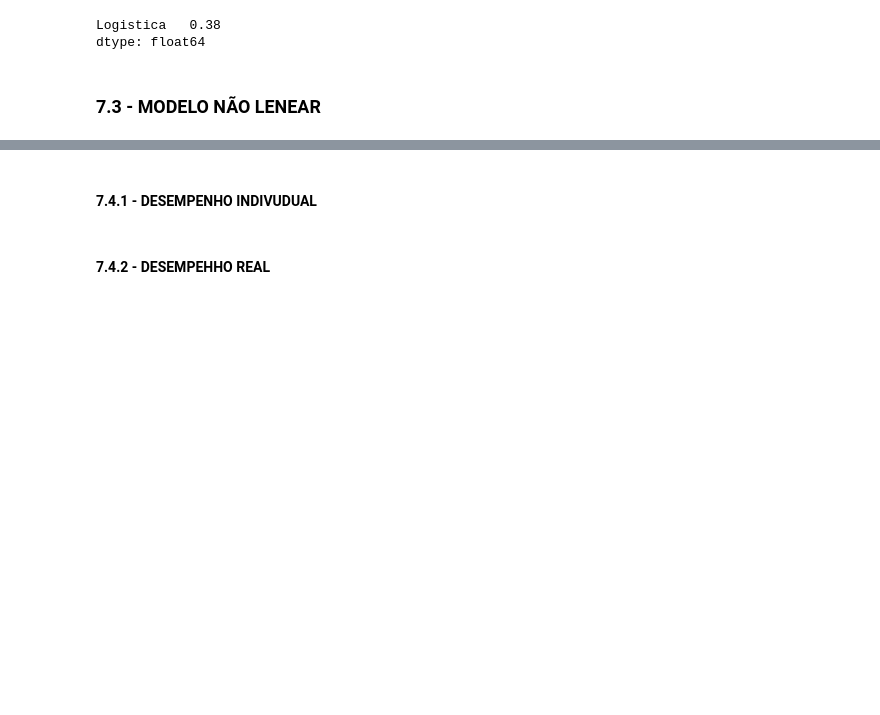
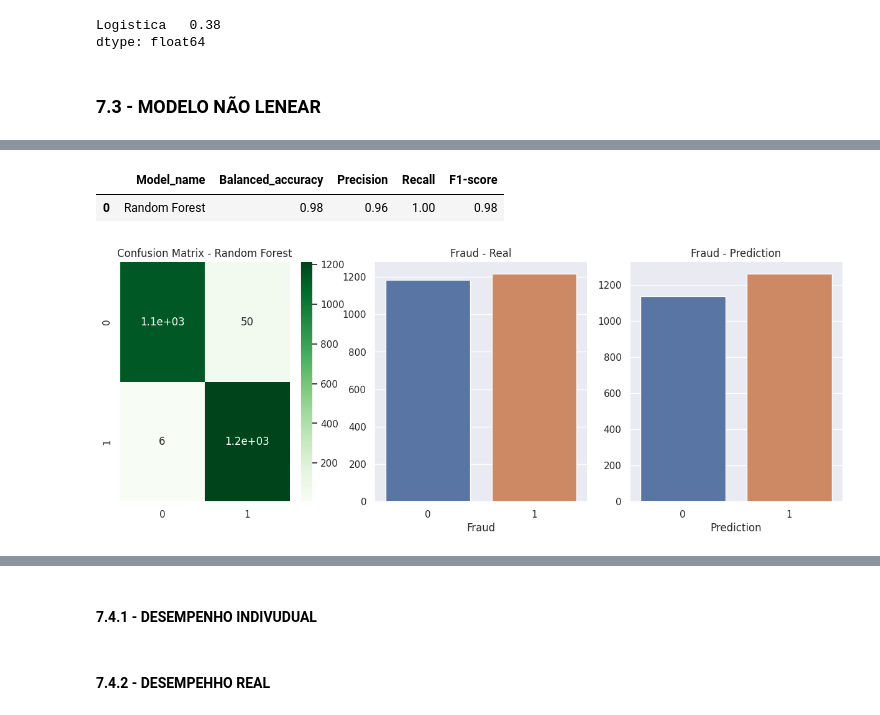
Before and after one commit to ValmirJrDS/deteccao_fraude, a Jupyter notebook: notebooks/c0.5-vj-preparacao-dos-dados.ipynb, the cells around one changed output, grey strips where cells are left out. Drawn from its saved outputs; the diff is of its cells as text; code cells hidden in the pictures; blank space fills up the shorter version.

```diff
--- a/notebooks/c0.5-vj-preparacao-dos-dados.ipynb
+++ b/notebooks/c0.5-vj-preparacao-dos-dados.ipynb
@@ -1000,0 +1035,22 @@ dtype: float64
+# %%
+# define Random Forest
+xgboost = xgb.XGBClassifier(learning_rate= 0.1, n_estimators=100, max_depth=3)
+
+# model training
+xgboost_trained = xgboost.fit(X_train, y_train)
+
+# predict with validation
+previsoes = xgboost_trained.predict(X_val)
+
+# compute metric
+metrics_xgb = compute_metrics(model_name='Random Forest', y_validation=y_val, yhat=previsoes)
+
+# show graph
+plot_metric(y_val, previsoes, 'Random Forest')
+
+# show metric
+metrics_xgb
+# %% [output]
+|  | Model_name | Balanced_accuracy | Precision | Recall | F1-score |
+| 0 | Random Forest | 0.98 | 0.96 | 1.00 | 0.98 |
+[figure, added]
```
Also changed, not shown: parts of 7 cells of this notebook, 2 other files.
